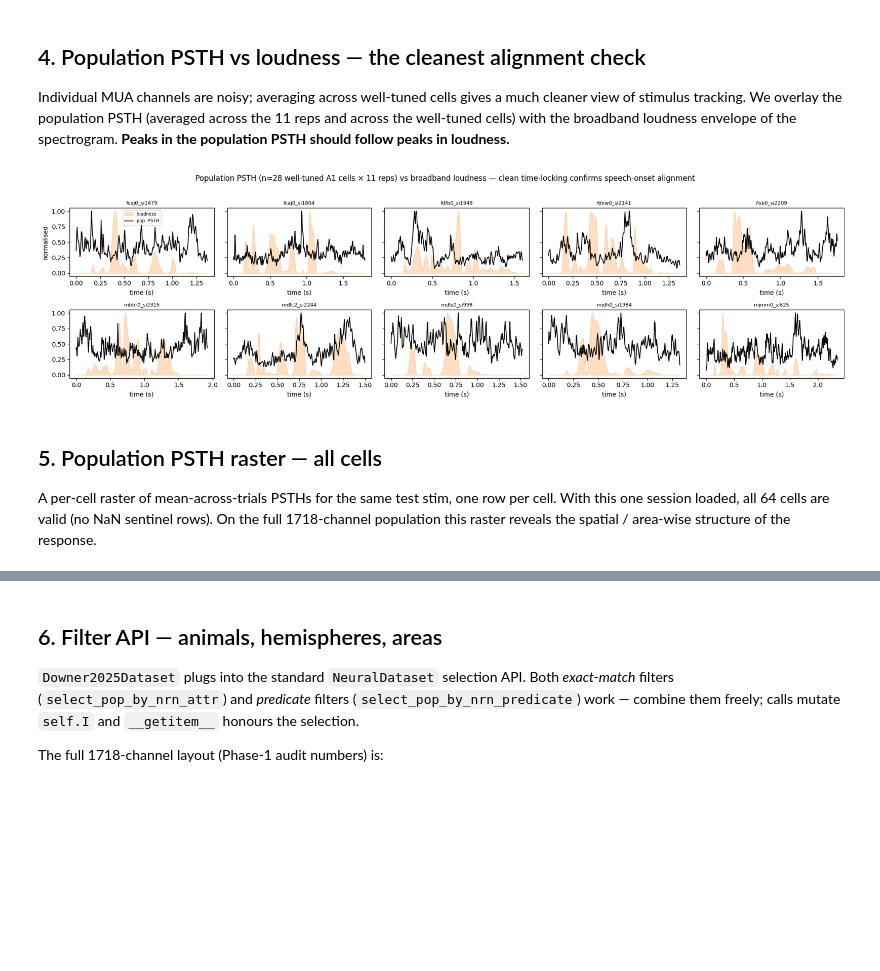
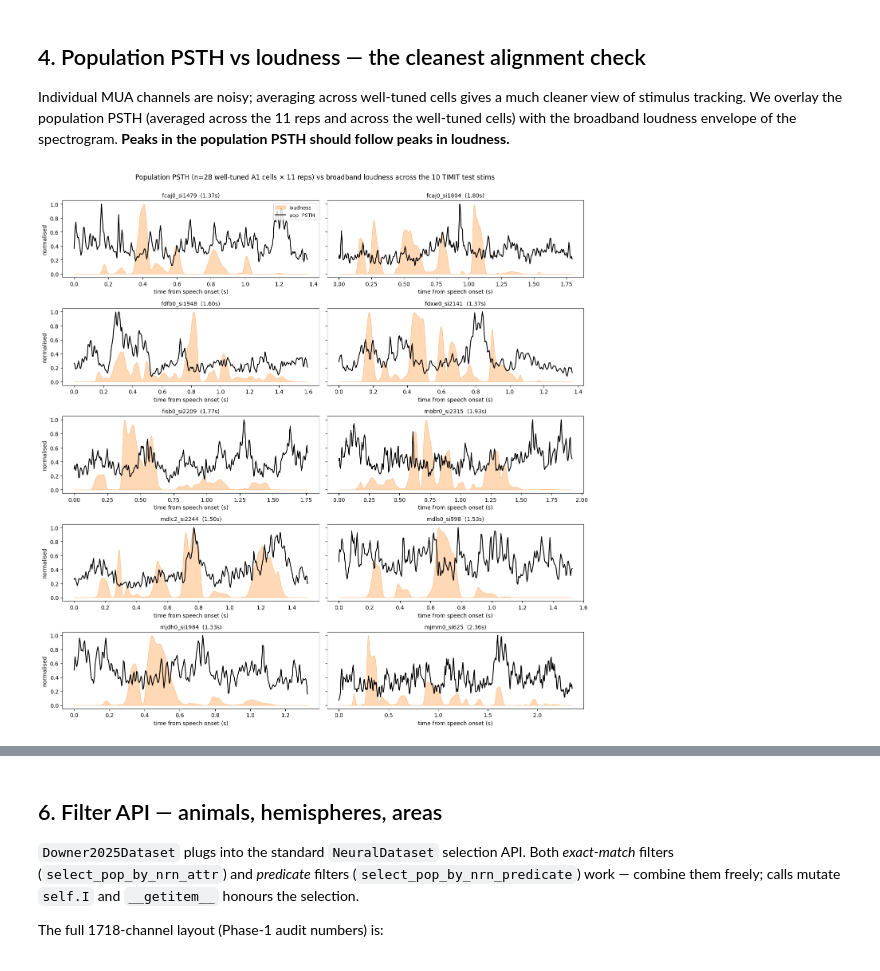
Before and after one commit to urancon/deepSTRF, a Jupyter notebook: examples/explore_downer2025.ipynb, the cells around one changed output, grey strips where cells are left out. Cells and saved outputs as stored; diff of their text form; code cells hidden in the pictures; blank space fills up the shorter version.

```diff
--- a/examples/explore_downer2025.ipynb
+++ b/examples/explore_downer2025.ipynb
@@ -135,15 +126,0 @@ spectrogram in time** — that's the whole point of the alignment.
-# %%
-# A test (R=11) stim
-s_idx = next(i for i, m in enumerate(ds_timit.stim_meta) if m["split"] == "test")
-sm = ds_timit.stim_meta[s_idx]
-R = ds_timit.responses[s_idx][n_idx].shape[0]
-print(f"stim {s_idx}: {sm['name']}  dur={sm['duration_s']:.2f}s  R={R}")
-
-fig, _ = plot_stim_with_response(
-    stim=ds_timit.stims[s_idx],
-    response=ds_timit.responses[s_idx][n_idx],
-    dt_ms=DT_MS,
-    title=(f"cell {nm['cell_id']} (δ_norm={nm['ahmed2025_timit_delta_normalized']:.2f})  "
-            f"×  stim {sm['name']} ({sm['split']}, R={R})"),
-)
-plt.show()
@@ -159,7 +191,7 @@ population PSTH (averaged across the 11 reps and across the well-tuned
 cells) with the broadband loudness envelope of the spectrogram.
 **Peaks in the population PSTH should follow peaks in loudness.**
 # %%
-fig, axes = plt.subplots(2, 5, figsize=(18, 5), sharey=True)
+fig, axes = plt.subplots(5, 2, figsize=(14, 14), sharey=True)
 test_idces = [i for i, m in enumerate(ds_timit.stim_meta) if m["split"] == "test"]
 
 for ax_i, s in enumerate(test_idces):
@@ -167,46 +199,40 @@ for ax_i, s in enumerate(test_idces):
     sm_s = ds_timit.stim_meta[s]
     spec = ds_timit.stims[s][0].numpy()
     T = spec.shape[-1]
 
     # Broadband loudness from the cube-root-compressed mel: invert the
     # compression then sum across bands.
     loud = (spec ** 3).sum(axis=0)
     loud /= max(loud.max(), 1e-9)
 
     # Population PSTH across well-tuned cells, 11 reps
     pop = np.zeros(T, dtype=np.float64)
     n_contrib = 0
     for n in well_idx:
         r = ds_timit.responses[s][n].numpy()
         if r.shape[1] != T or r.shape[0] < 2:
             continue
         pop += r.mean(axis=0)
         n_contrib += 1
     pop /= max(n_contrib, 1)
     pop_n = pop / max(pop.max(), 1e-9)
 
     t_axis = np.arange(T) * DT_MS / 1000.0
-    ax.fill_between(t_axis, 0, loud, alpha=0.25, color="C1", label="loudness")
-    ax.plot(t_axis, pop_n, color="black", linewidth=1.3, label="pop. PSTH")
-    ax.set_title(sm_s["name"], fontsize=8)
-    ax.set_xlabel("time (s)")
+    ax.fill_between(t_axis, 0, loud, alpha=0.30, color="C1", label="loudness")
+    ax.plot(t_axis, pop_n, color="black", linewidth=1.5, label="pop. PSTH")
+    ax.set_title(f"{sm_s['name']}  ({sm_s['duration_s']:.2f}s)", fontsize=10)
+    ax.set_xlabel("time from speech onset (s)")
+    if ax_i % 2 == 0:
+        ax.set_ylabel("normalised")
     if ax_i == 0:
-        ax.set_ylabel("normalised")
-        ax.legend(fontsize=7)
+        ax.legend(fontsize=9, loc="upper right")
 
 plt.suptitle(
     f"Population PSTH (n={len(well_idx)} well-tuned A1 cells × 11 reps) "
-    f"vs broadband loudness — clean time-locking confirms speech-onset alignment",
-    y=1.02,
+    f"vs broadband loudness across the 10 TIMIT test stims",
+    y=1.00, fontsize=12,
 )
 plt.tight_layout()
 plt.show()
 # %% [output]
-[figure, old version]
+[figure, new version]
-# %% [markdown]
-## 5. Population PSTH raster — all cells
-
-A per-cell raster of mean-across-trials PSTHs for the same test stim,
-one row per cell. With this one session loaded, all 64 cells are valid
-(no NaN sentinel rows). On the full 1718-channel population this raster
-reveals the spatial / area-wise structure of the response.
```
Also changed, not shown: parts of 6 cells of this notebook.
